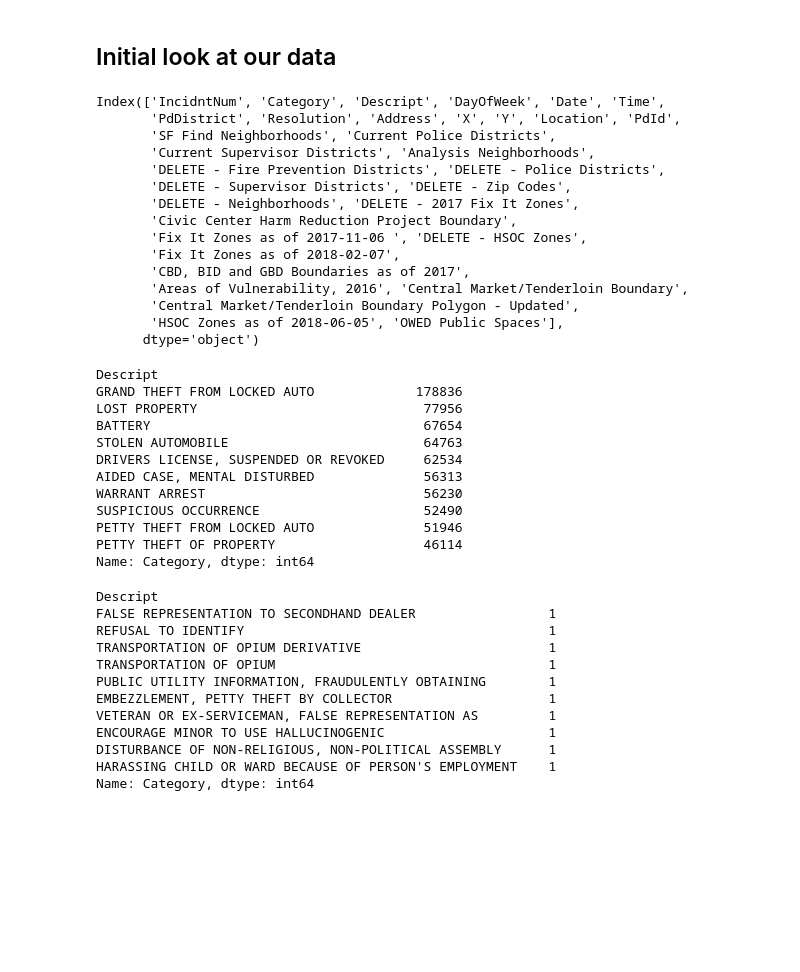
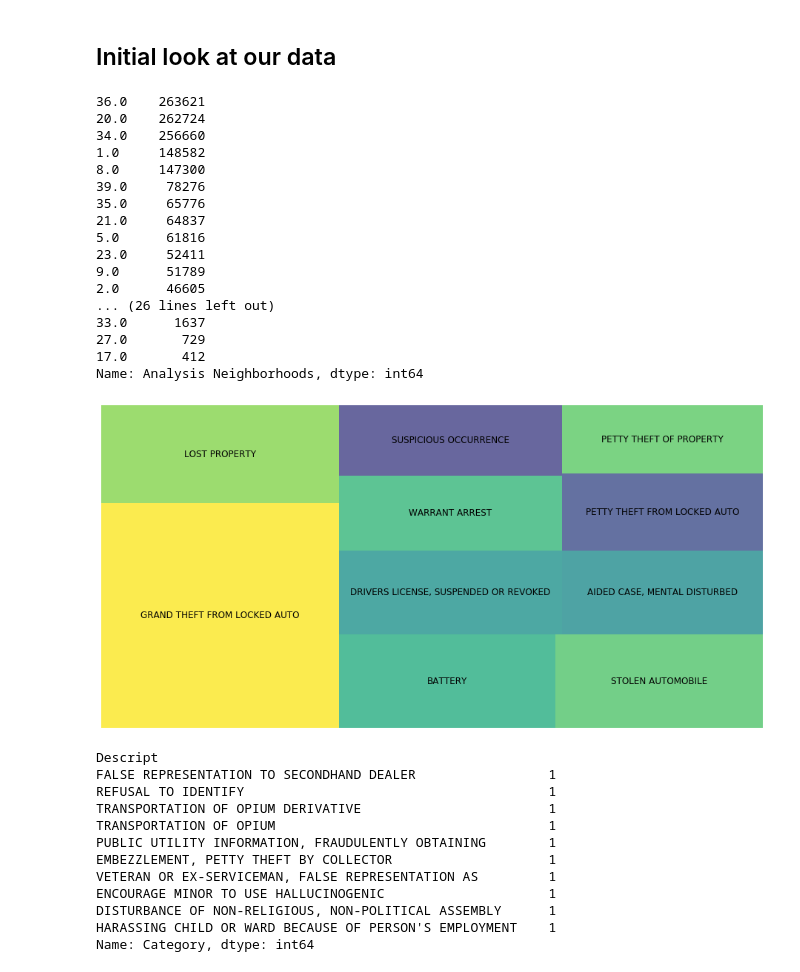
Before and after one commit to mkpetterson/sfcrime, a Jupyter notebook: crime_analysis.ipynb, the cells around one changed output. Saved outputs shown, nothing was run; the diff lists cells and outputs as text; code cells hidden in the pictures; blank space fills up the shorter version.

```diff
--- a/crime_analysis.ipynb
+++ b/crime_analysis.ipynb
@@ -16,41 +16,43 @@ The autoreload extension is already loaded. To reload it, use:
 # %% [markdown]
 ## Initial look at our data
 # %%
-crime = pd.read_csv('Police_Department_Incident_Reports__Historical_2003_to_May_2018.csv')
-crime.head(10)
+#crime = pd.read_csv('Police_Department_Incident_Reports__Historical_2003_to_May_2018.csv')
+#crime.head(10)
 crime.columns
+crime['Analysis Neighborhoods'].value_counts()
 # %% [output]
-Index(['IncidntNum', 'Category', 'Descript', 'DayOfWeek', 'Date', 'Time',
-       'PdDistrict', 'Resolution', 'Address', 'X', 'Y', 'Location', 'PdId',
-       'SF Find Neighborhoods', 'Current Police Districts',
-       'Current Supervisor Districts', 'Analysis Neighborhoods',
-       'DELETE - Fire Prevention Districts', 'DELETE - Police Districts',
-       'DELETE - Supervisor Districts', 'DELETE - Zip Codes',
-       'DELETE - Neighborhoods', 'DELETE - 2017 Fix It Zones',
-       'Civic Center Harm Reduction Project Boundary',
-       'Fix It Zones as of 2017-11-06 ', 'DELETE - HSOC Zones',
-       'Fix It Zones as of 2018-02-07',
-       'CBD, BID and GBD Boundaries as of 2017',
-       'Areas of Vulnerability, 2016', 'Central Market/Tenderloin Boundary',
-       'Central Market/Tenderloin Boundary Polygon - Updated',
-       'HSOC Zones as of 2018-06-05', 'OWED Public Spaces'],
-      dtype='object')
+36.0    263621
+20.0    262724
+34.0    256660
+1.0     148582
+8.0     147300
+39.0     78276
+35.0     65776
+21.0     64837
+5.0      61816
+23.0     52411
+9.0      51789
+2.0      46605
+... (26 lines left out)
+33.0      1637
+27.0       729
+17.0       412
+Name: Analysis Neighborhoods, dtype: int64
 # %%
 #Top 10 and bottom 10 police reports from 2003-2017
-crime.groupby('Descript').count().sort_values(by='Category', ascending=False)['Category'].head(10)
+top_10 = crime.groupby('Descript').count().sort_values(by='Category', ascending=False)['Category'].head(10)
+list(top_10)
+list(top_10.index)
+fig = plt.gcf()
+ax = fig.add_subplot()
+fig.set_size_inches(16, 8)
+
+
+squarify.plot(sizes=list(top_10), label=list(top_10.index),alpha=.8, text_kwargs={'fontsize':12})
+plt.axis('off')
+plt.savefig('crimetree.png', dpi=350)
 # %% [output]
-Descript
-GRAND THEFT FROM LOCKED AUTO             178836
-LOST PROPERTY                             77956
-BATTERY                                   67654
-STOLEN AUTOMOBILE                         64763
-DRIVERS LICENSE, SUSPENDED OR REVOKED     62534
-AIDED CASE, MENTAL DISTURBED              56313
-WARRANT ARREST                            56230
-SUSPICIOUS OCCURRENCE                     52490
-PETTY THEFT FROM LOCKED AUTO              51946
-PETTY THEFT OF PROPERTY                   46114
-Name: Category, dtype: int64
+[figure, added]
 # %%
 crime.groupby('Descript').count().sort_values(by='Category', ascending=False)['Category'].tail(10)
 # %% [output]
```
Also changed, not shown: parts of 4 cells of this notebook, 20 other files.
